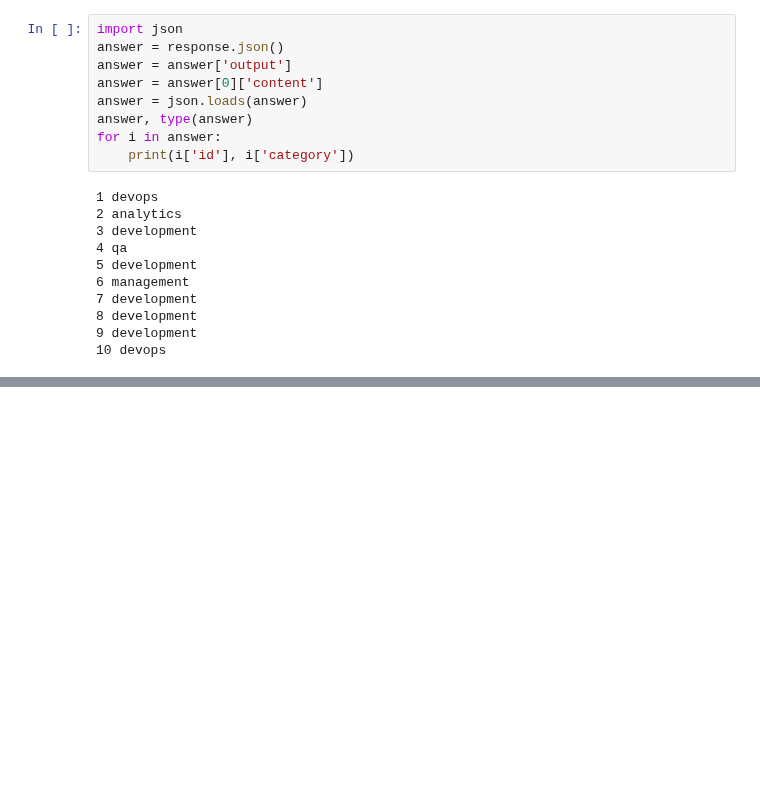
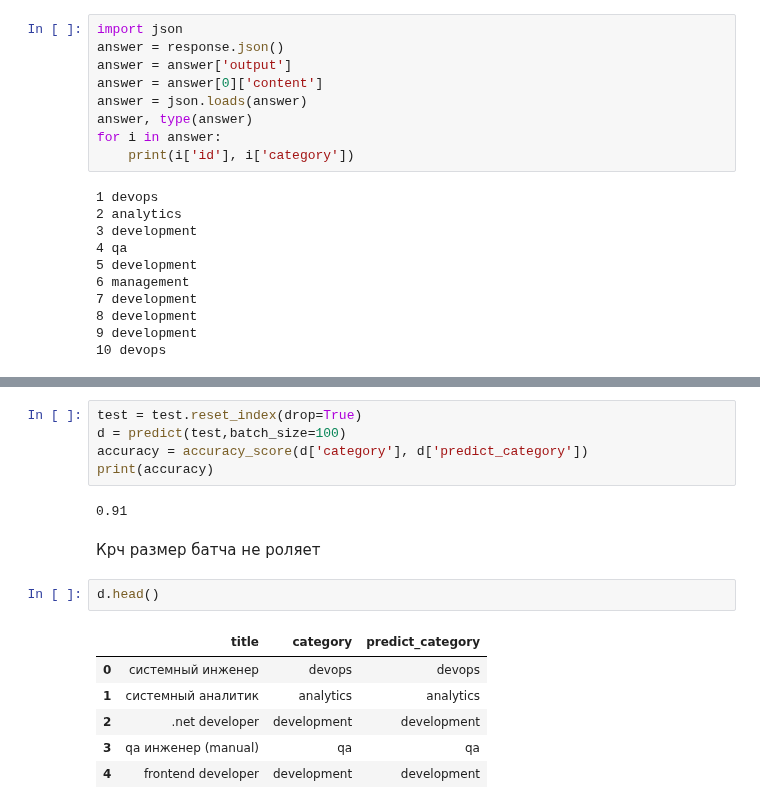
Before and after one commit to kmvitik/smadimo_group_project_2_scraping_api, a Jupyter notebook: hirehi/read_data.ipynb, the cells around one changed output, grey strips where cells are left out. Cells and saved outputs as stored; diff of their text form; blank space fills up the shorter version.

```diff
--- a/hirehi/read_data.ipynb
+++ b/hirehi/read_data.ipynb
@@ -163,0 +256,18 @@ for i in answer:
+# %%
+test = test.reset_index(drop=True)
+d = predict(test,batch_size=100)
+accuracy = accuracy_score(d['category'], d['predict_category'])
+print(accuracy)
+# %% [output]
+0.91
+# %% [markdown]
+Крч размер батча не роляет
+# %%
+d.head()
+# %% [output]
+|  | title | category | predict_category |
+| 0 | системный инженер | devops | devops |
+| 1 | системный аналитик | analytics | analytics |
+| 2 | .net developer | development | development |
+| 3 | qa инженер (manual) | qa | qa |
+| 4 | frontend developer | development | development |
```
Also changed, not shown: parts of 5 cells of this notebook, 2 other files.
